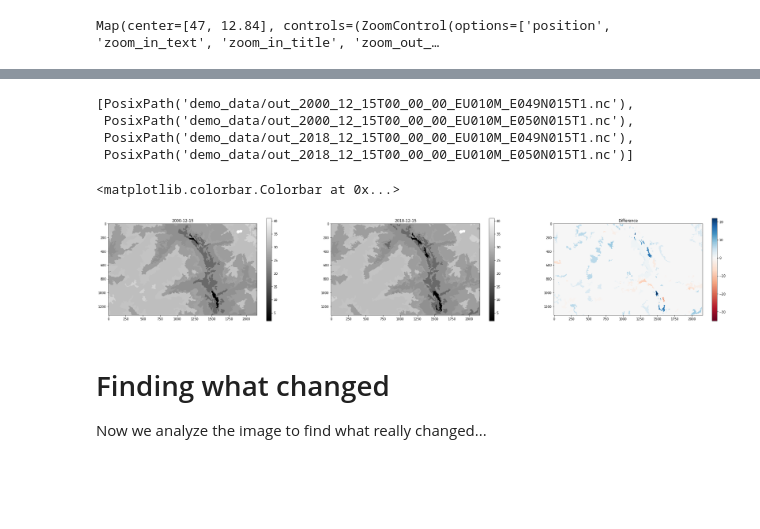
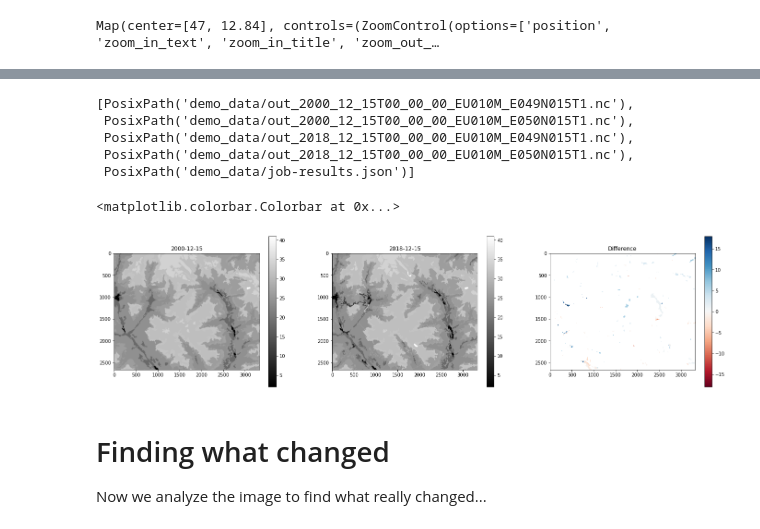
Before and after one commit to openEOPlatform/LPS_presentations, a Jupyter notebook: demos/EODC_ARD_processing/openEO demo 03 - Corine Land Cover Alps.ipynb, the cells around one changed output, grey strips where cells are left out. Drawn from its saved outputs; the diff is of its cells as text; code cells hidden in the pictures; blank space fills up the shorter version.

Commit message:
add plots and results of CLC

```diff
--- a/demos/EODC_ARD_processing/openEO demo 03 - Corine Land Cover Alps.ipynb
+++ b/demos/EODC_ARD_processing/openEO demo 03 - Corine Land Cover Alps.ipynb
@@ -134,12 +134,13 @@ Batch job with id eodc-jb-59ac6fbd-751a-486b-a094-c39b4c240c15 has status  finis
 # %%
-results = jobId.get_results()
+results = job.get_results()
 metadata = results.get_metadata()
 results.download_files("./demo_data/")
 # %% [output]
 [PosixPath('demo_data/out_2000_12_15T00_00_00_EU010M_E049N015T1.nc'),
  PosixPath('demo_data/out_2000_12_15T00_00_00_EU010M_E050N015T1.nc'),
  PosixPath('demo_data/out_2018_12_15T00_00_00_EU010M_E049N015T1.nc'),
- PosixPath('demo_data/out_2018_12_15T00_00_00_EU010M_E050N015T1.nc')]
+ PosixPath('demo_data/out_2018_12_15T00_00_00_EU010M_E050N015T1.nc'),
+ PosixPath('demo_data/job-results.json')]
 # %%
 import xarray as xr
 import numpy as np
@@ -149,30 +151,31 @@ output_data3 = output_data3.where(output_data3!=output_data3.attrs["nodata"], np
 
 output_data4 = xr.open_dataset("./demo_data/out_2018_12_15T00_00_00_EU010M_E049N015T1.nc")
 output_data4 = output_data4.where(output_data4!=output_data4.attrs["nodata"], np.nan)
+# %%
+corine_2000 = output_data3.band_1.values
+corine_2018 = output_data4.band_1.values
+diff = corine_2000 - corine_2018
+diff[diff == 0] = np.nan
 # %%
-import matplotlib.colors as colors
-plt.figure(figsize=(36,6))
+plt.figure(figsize=(24,6))
 
 plt.subplot(1,3,1)
 plt.title("2000-12-15")
-plt.imshow(output_data3.band_1, cmap = "gray")
+plt.imshow(corine_2000, cmap = "gray")
 plt.colorbar()
 
 plt.subplot(1,3,2)
 plt.title("2018-12-15")
-plt.imshow(output_data4.band_1, cmap = "gray")
+plt.imshow(corine_2018, cmap = "gray")
 plt.colorbar()
 
 plt.subplot(1,3,3)
-vmin = -35
-vmax = 22
-norm = colors.TwoSlopeNorm(vmin=vmin, vcenter=0, vmax=vmax)
 plt.title("Difference")
-plt.imshow(output_data3.band_1 - output_data4.band_1, cmap = "RdBu", vmin=vmin, vmax=vmax, norm=norm)
+plt.imshow(diff, cmap = "RdBu", vmin=-18, vmax=18)
 plt.colorbar()
 # %% [output]
 <matplotlib.colorbar.Colorbar at 0x...>
-[figure, old version]
+[figure, new version]
 # %% [markdown]
 # Finding what changed
 
```
Also changed, not shown: parts of 22 cells of this notebook.
